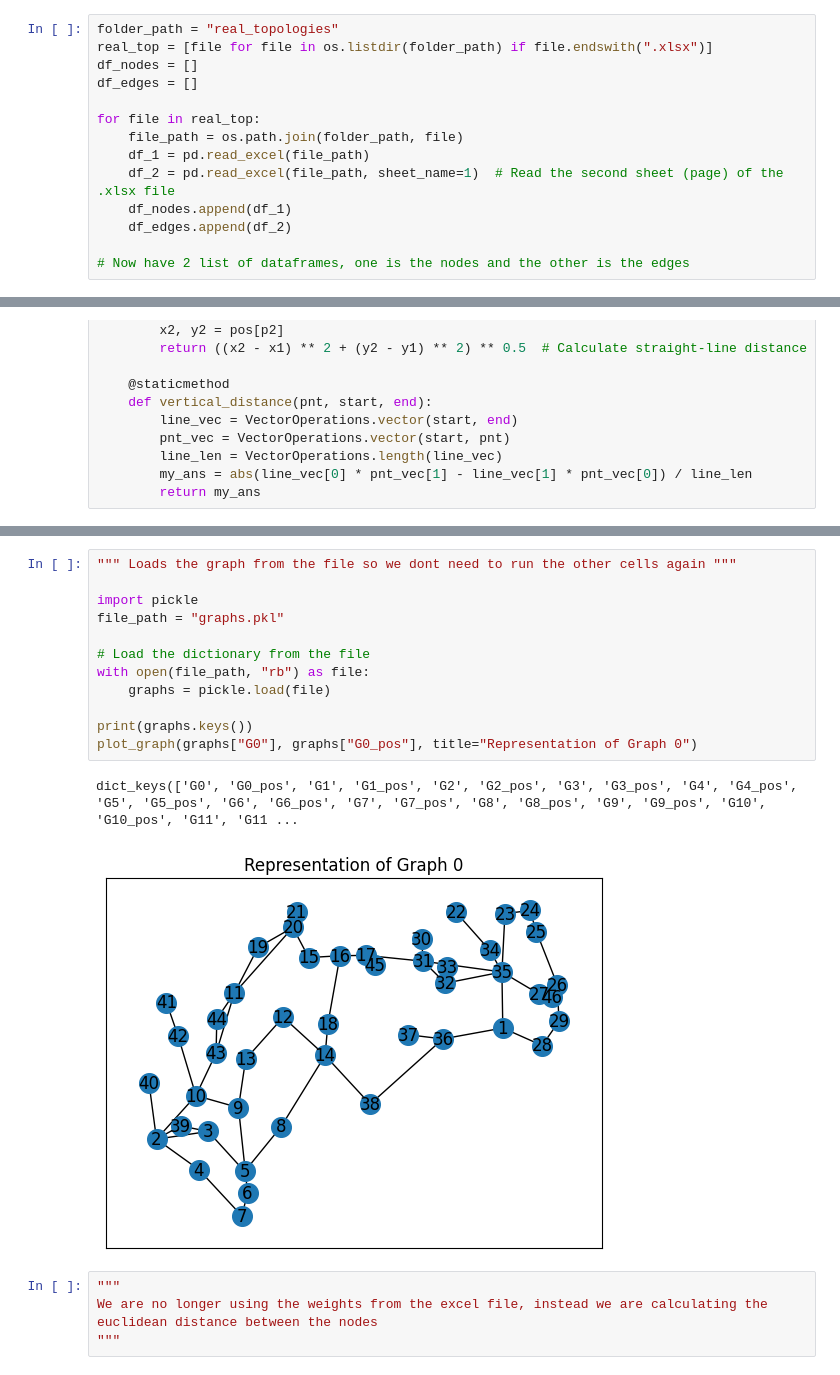
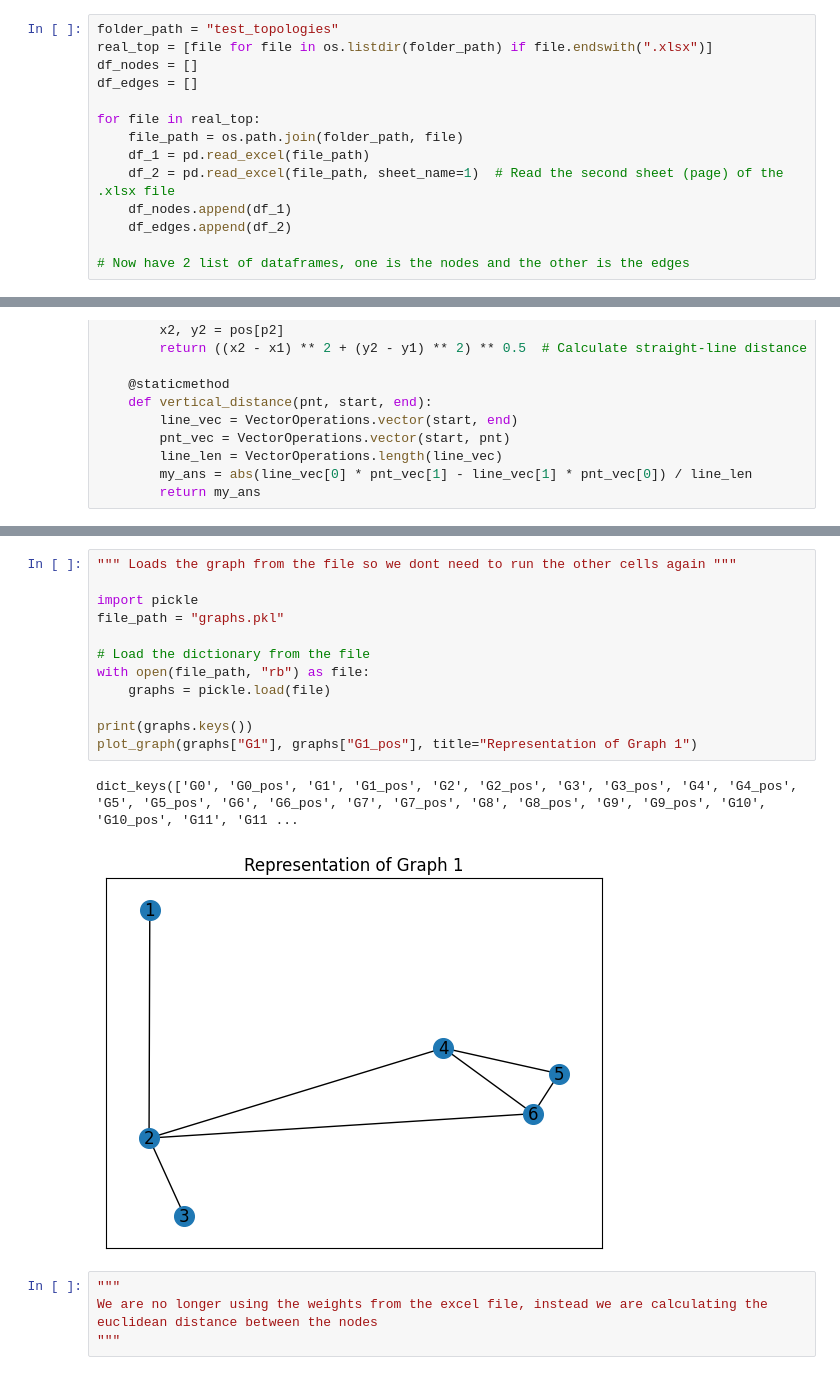
Before and after one commit to dylanljs04/human-gazed-algo, a Jupyter notebook: new_main.ipynb, the cells around one changed output, grey strips where cells are left out. Saved outputs shown, nothing was run; the diff lists cells and outputs as text.

```diff
--- a/new_main.ipynb
+++ b/new_main.ipynb
@@ -33,7 +33,7 @@ import matplotlib.pyplot as plt
 import re
 import math
 # %%
-folder_path = "real_topologies"
+folder_path = "test_topologies"
 real_top = [file for file in os.listdir(folder_path) if file.endswith(".xlsx")]
 df_nodes = []
 df_edges = []
@@ -174,18 +256,18 @@ def create_graph_objects(real_top):
 # %%
 """ Loads the graph from the file so we dont need to run the other cells again """
 
 import pickle
 file_path = "graphs.pkl"
 
 # Load the dictionary from the file
 with open(file_path, "rb") as file:
     graphs = pickle.load(file)
 
 print(graphs.keys())
-plot_graph(graphs["G0"], graphs["G0_pos"], title="Representation of Graph 0")
+plot_graph(graphs["G1"], graphs["G1_pos"], title="Representation of Graph 1")
 # %% [output]
 dict_keys(['G0', 'G0_pos', 'G1', 'G1_pos', 'G2', 'G2_pos', 'G3', 'G3_pos', 'G4', 'G4_pos', 'G5', 'G5_pos', 'G6', 'G6_pos', 'G7', 'G7_pos', 'G8', 'G8_pos', 'G9', 'G9_pos', 'G10', 'G10_pos', 'G11', 'G11 ...
-[figure, old version]
+[figure, new version]
 # %%
 """
 We are no longer using the weights from the excel file, instead we are calculating the euclidean distance between the nodes
```
Also changed, not shown: parts of 11 cells of this notebook, 13 other files.
